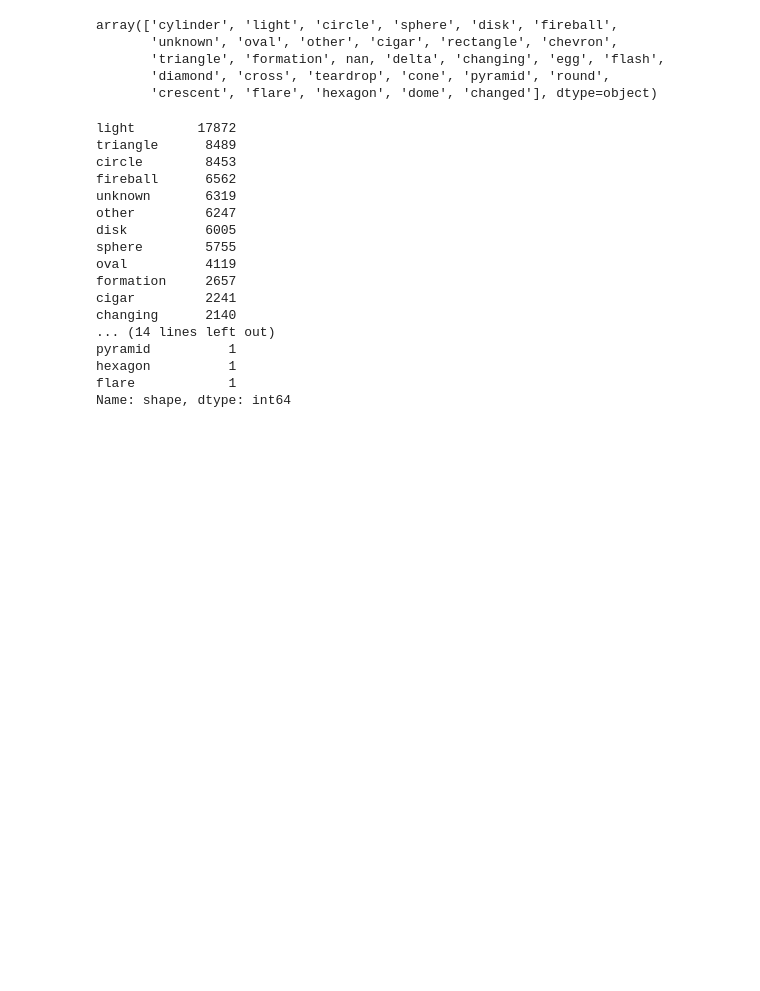
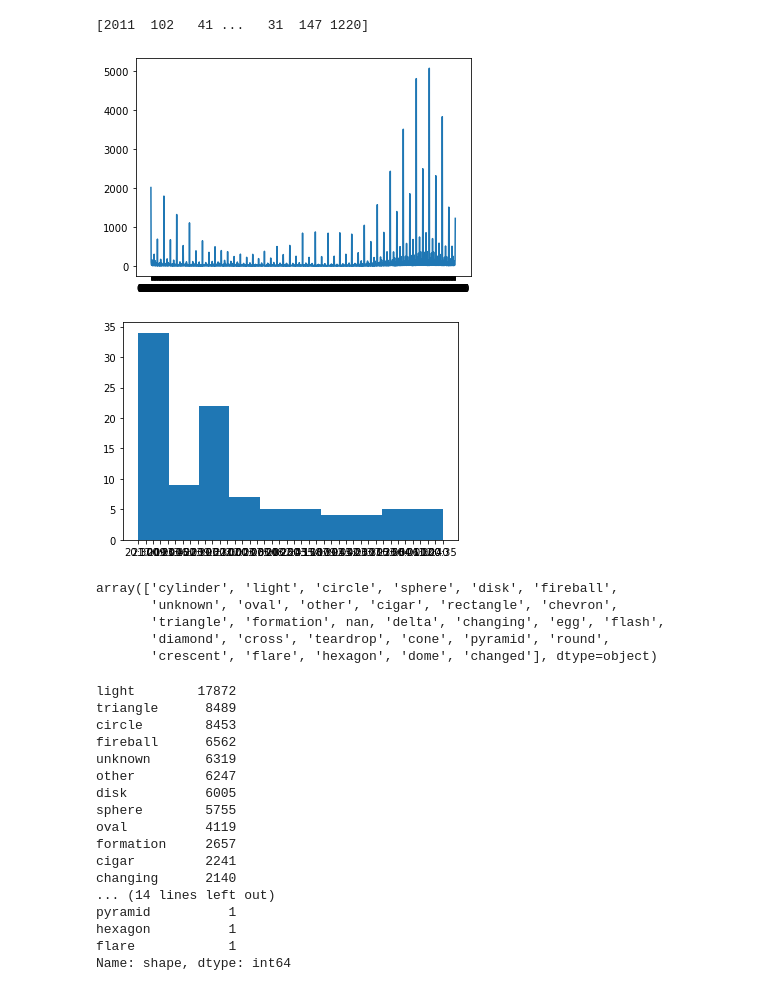
Before and after one commit to Lucas-vdr-Horst/ufo-observations-ai, a Jupyter notebook: UFO_Notebook_Leerteam1_Group1.ipynb, the cells around one changed output. Cells and saved outputs as stored; diff of their text form; code cells hidden in the pictures; blank space fills up the shorter version.

```diff
--- a/UFO_Notebook_Leerteam1_Group1.ipynb
+++ b/UFO_Notebook_Leerteam1_Group1.ipynb
@@ -17,6 +28,34 @@ ufo.head()
 | 2 | 10/10/1955 17:00 | chester (uk/england) | NaN | gb | circle | 20 | 20 seconds | Green/Orange circular disc over C... | ... |
 | 3 | 10/10/1956 21:00 | edna | tx | us | circle | 20 | 1/2 hour | My older brother and twin sister ... | ... |
 | 4 | 10/10/1960 20:00 | kaneohe | hi | us | light | 900 | 15 minutes | AS a Marine 1st Lt. flying an FJ4... | ... |
+# %%
+type(ufo['datetime'][1])
+#print(ufo['datetime'][1][-5:])
+
+date = np.array(ufo['datetime'])
+dateEdit = np.array([])
+count =0
+for i in date:
+    date[count] =  date[count][-5:]
+    count +=1
+
+#print(np.unique(date, return_counts=True))
+df = np.unique(date, return_counts=True)
+print(df[1])
+x= df[0]
+y= df[1]
+fig, ax1 = plt.subplots()
+ax1.plot(x,y)
+
+dateEdit = date[:100]
+fig, ax = plt.subplots()
+ax.hist(dateEdit)
+
+plt.show()
+# %% [output]
+[2011  102   41 ...   31  147 1220]
+[figure, added]
+[figure, added]
 # %%
 #ufo.head()
 ufo['shape'].unique()
```
Also changed, not shown: parts of 3 cells of this notebook.
